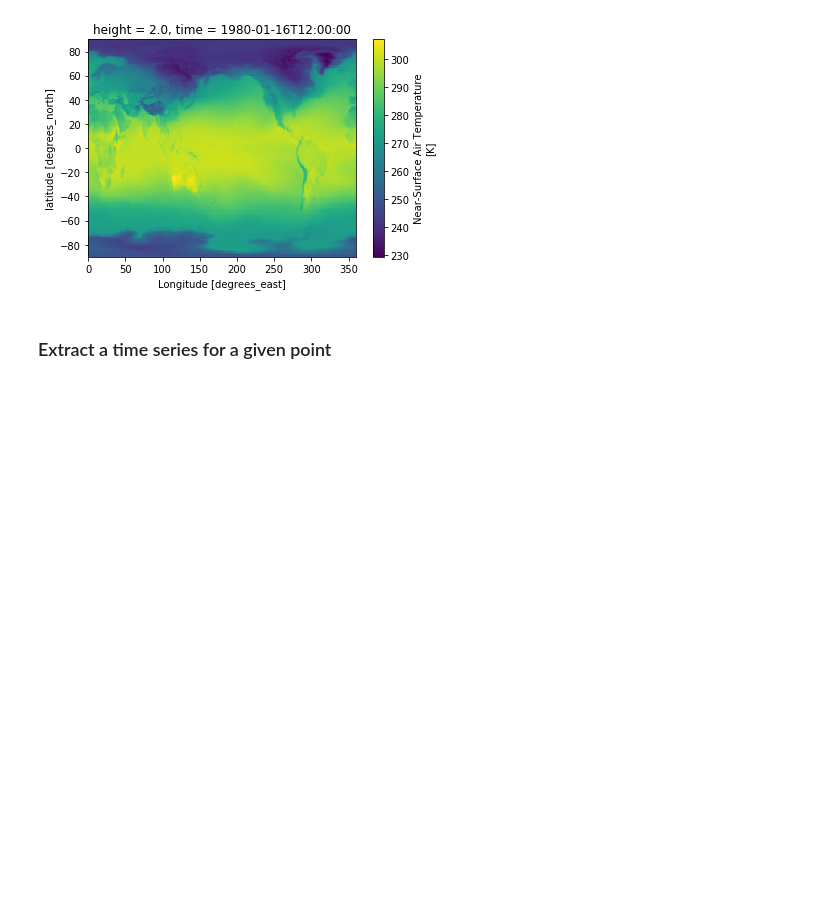
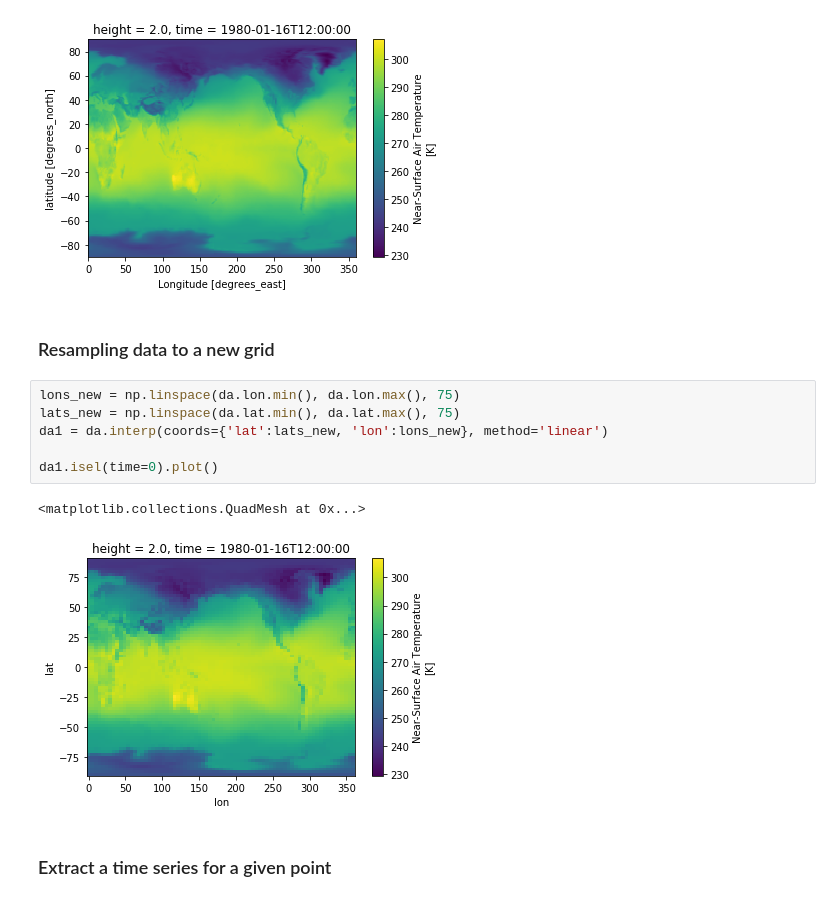
Before and after one commit to scotthosking/notebooks, a Jupyter notebook: getting_started_with_Xarray+Dask.ipynb, the cells around one changed output. Saved outputs shown, nothing was run; the diff lists cells and outputs as text; blank space fills up the shorter version.

```diff
--- a/getting_started_with_Xarray+Dask.ipynb
+++ b/getting_started_with_Xarray+Dask.ipynb
@@ -71,6 +72,17 @@ da.isel(time=0).plot()
 # %% [output]
 <matplotlib.collections.QuadMesh at 0x...>
 [figure]
+# %% [markdown]
+### Resampling data to a new grid
+# %%
+lons_new = np.linspace(da.lon.min(), da.lon.max(), 75)
+lats_new = np.linspace(da.lat.min(), da.lat.max(), 75)
+da1 = da.interp(coords={'lat':lats_new, 'lon':lons_new}, method='linear')
+
+da1.isel(time=0).plot()
+# %% [output]
+<matplotlib.collections.QuadMesh at 0x...>
+[figure, added]
 # %% [markdown]
 ### Extract a time series for a given point
 # %%
```
Also changed, not shown: parts of 3 cells of this notebook.
